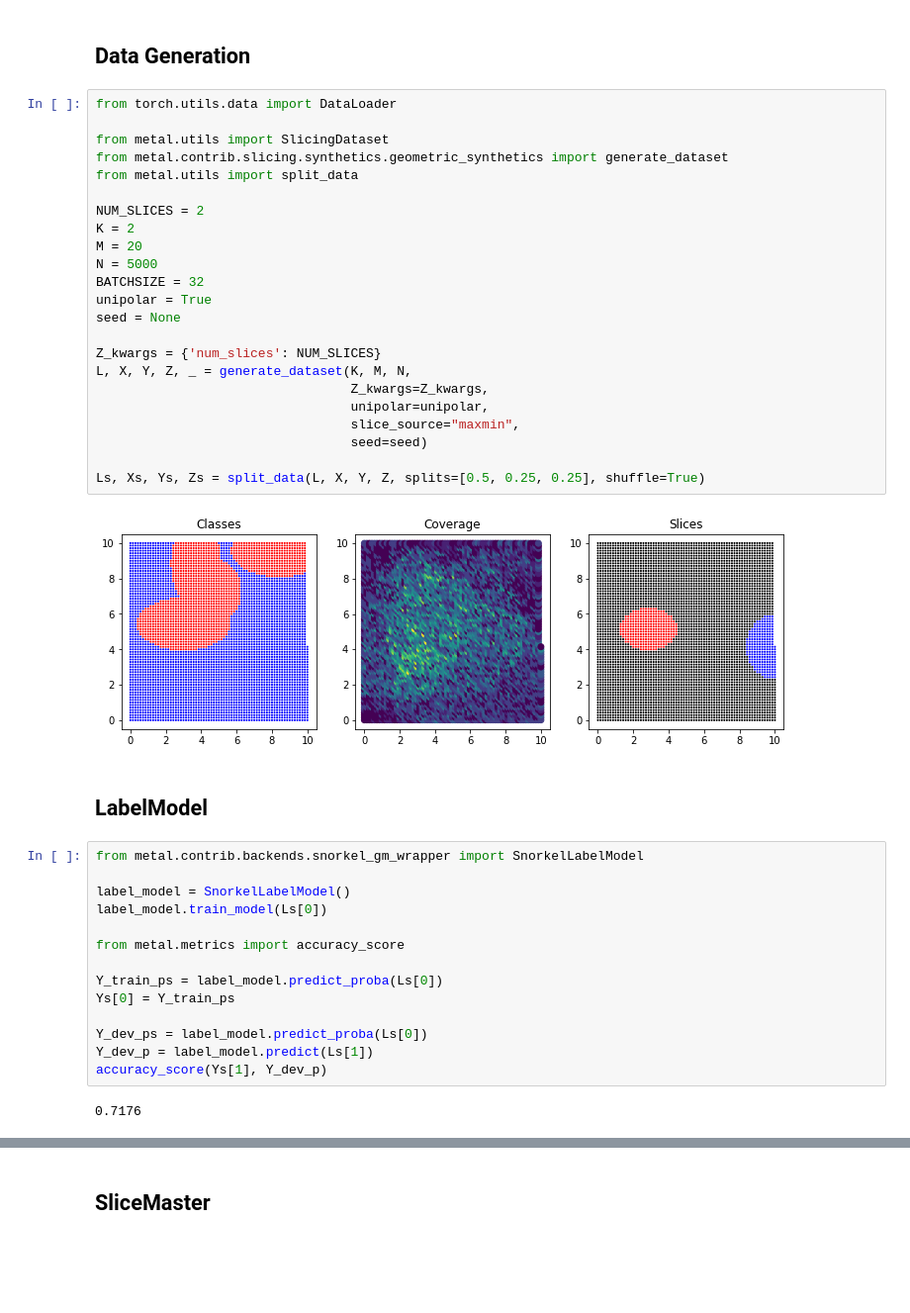
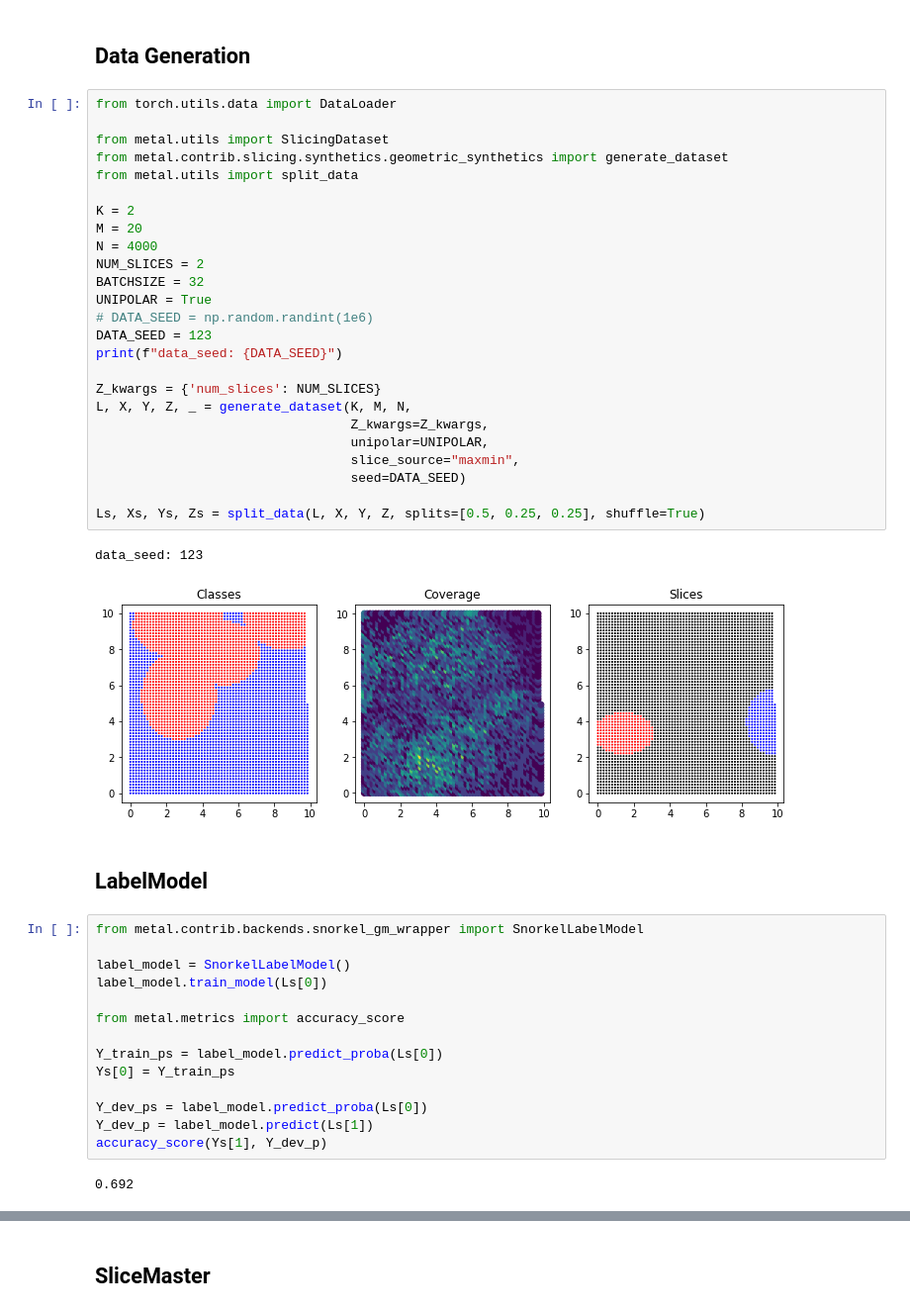
Before and after one commit to tsy935/metal, a Jupyter notebook: metal/contrib/slicing/synthetics/SliceMaster.ipynb, the cells around one changed output, grey strips where cells are left out. Shown at 99% size. Cells and saved outputs as stored; diff of their text form; blank space fills up the shorter version.

Commit message:
Update SliceMaster again.

```diff
--- a/metal/contrib/slicing/synthetics/SliceMaster.ipynb
+++ b/metal/contrib/slicing/synthetics/SliceMaster.ipynb
@@ -10,28 +10,31 @@ The autoreload extension is already loaded. To reload it, use:
 # %%
 from torch.utils.data import DataLoader
 
 from metal.utils import SlicingDataset
 from metal.contrib.slicing.synthetics.geometric_synthetics import generate_dataset
 from metal.utils import split_data
 
-NUM_SLICES = 2
 K = 2
 M = 20
-N = 5000
+N = 4000
+NUM_SLICES = 2
 BATCHSIZE = 32
-unipolar = True
-seed = None
+UNIPOLAR = True
+# DATA_SEED = np.random.randint(1e6)
+DATA_SEED = 123
+print(f"data_seed: {DATA_SEED}")
 
 Z_kwargs = {'num_slices': NUM_SLICES}
 L, X, Y, Z, _ = generate_dataset(K, M, N,
                                  Z_kwargs=Z_kwargs,
-                                 unipolar=unipolar,
+                                 unipolar=UNIPOLAR,
                                  slice_source="maxmin",
-                                 seed=seed)
+                                 seed=DATA_SEED)
 
 Ls, Xs, Ys, Zs = split_data(L, X, Y, Z, splits=[0.5, 0.25, 0.25], shuffle=True)
 # %% [output]
+data_seed: 123
-[figure, old version]
+[figure, new version]
 # %% [markdown]
 ## LabelModel
 # %%
@@ -49,7 +52,7 @@ Y_dev_ps = label_model.predict_proba(Ls[0])
 Y_dev_p = label_model.predict(Ls[1])
 accuracy_score(Ys[1], Y_dev_p)
 # %% [output]
-0.7176
+0.692
 # %%
 import torch
 from torch.utils.data import DataLoader
```
Also changed, not shown: parts of 5 cells of this notebook.
